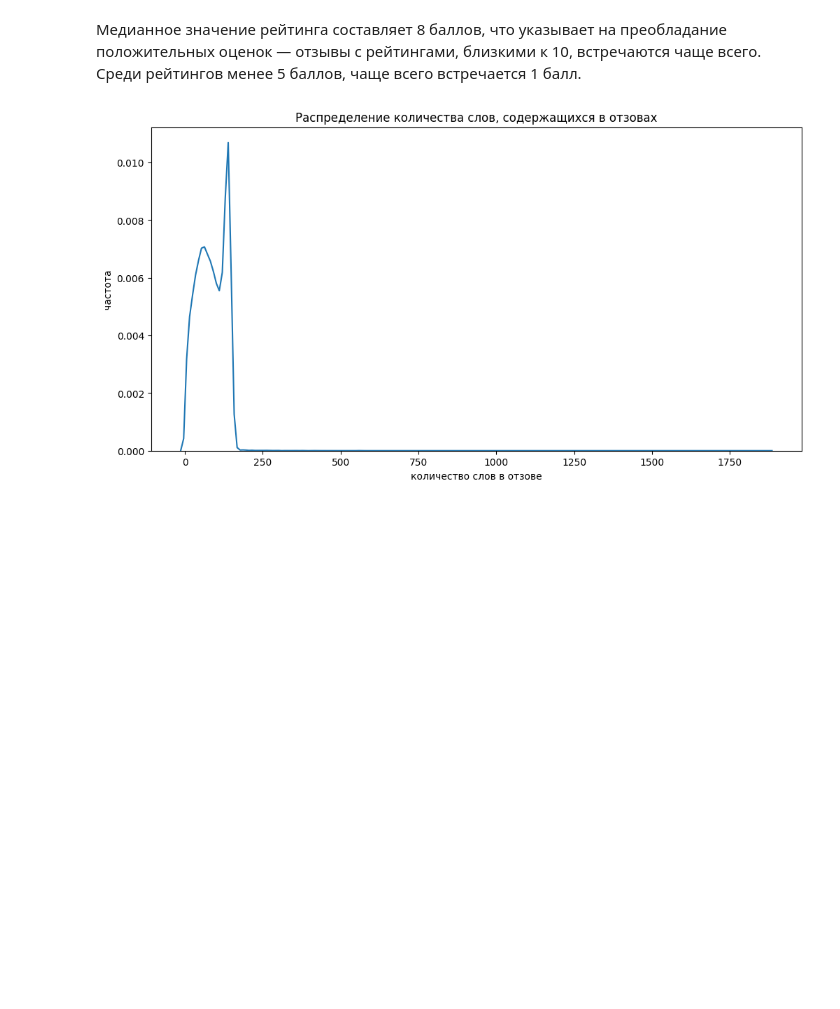
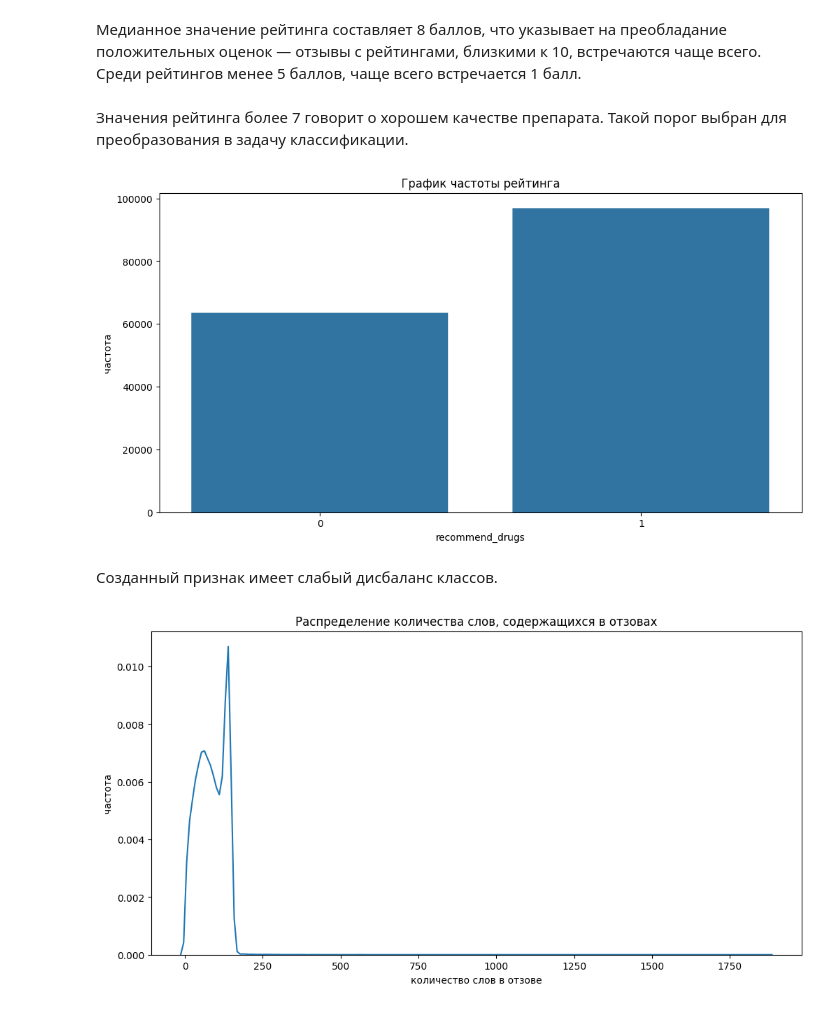
Before and after one commit to serguntsov/DRUG_FEEDBACK_NLP, a Jupyter notebook: MediSentiment.ipynb, the cells around one changed output. Saved outputs shown, nothing was run; the diff lists cells and outputs as text; code cells hidden in the pictures; blank space fills up the shorter version.

```diff
--- a/MediSentiment.ipynb
+++ b/MediSentiment.ipynb
@@ -225,6 +229,21 @@ plt.show()
 [figure]
 # %% [markdown]
 Медианное значение рейтинга составляет 8 баллов, что указывает на преобладание положительных оценок — отзывы с рейтингами, близкими к 10, встречаются чаще всего. Среди рейтингов менее 5 баллов, чаще всего встречается 1 балл.
+# %%
+drugs_data['recommend_drugs'] = drugs_data['rating'].apply(lambda x: int(x > 7))
+# %% [markdown]
+Значения рейтинга более 7 говорит о хорошем качестве препарата. Такой порог выбран для преобразования в задачу классификации.
+# %%
+plt.figure(figsize=(12, 6))
+plt.title('График частоты рейтинга')
+
+sns.countplot(data=drugs_data, x='recommend_drugs')
+plt.ylabel('частота')
+plt.show()
+# %% [output]
+[figure, added]
+# %% [markdown]
+Созданный признак имеет слабый дисбаланс классов.
 # %%
 # Функция для оценки распределения слов в отзовах
 def get_stats_hist(df, clm):
```
Also changed, not shown: parts of 5 cells of this notebook.
